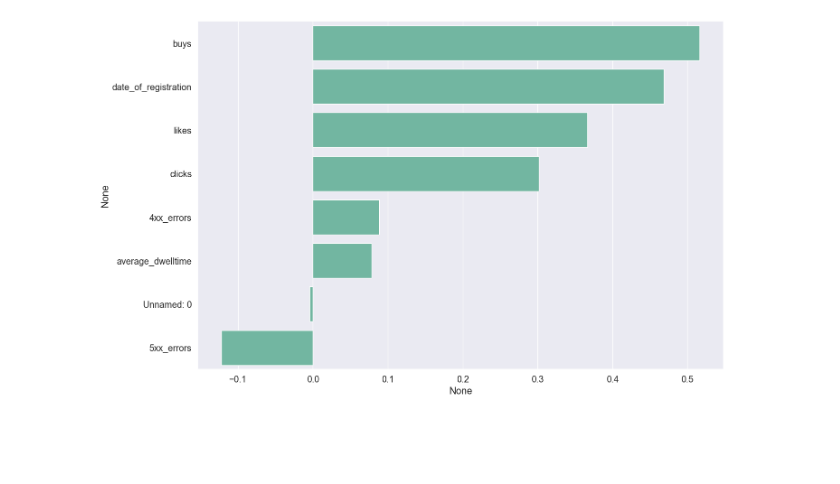
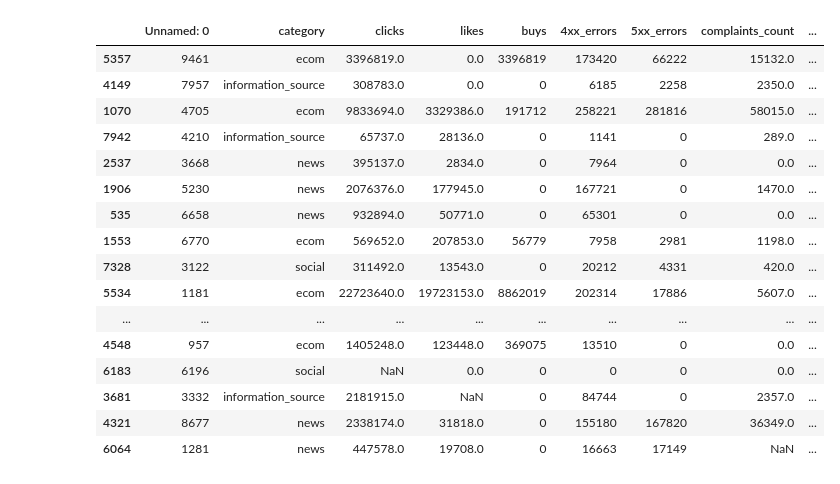
Before and after one commit to StiksXGod/MAI_ML_2024, a Jupyter notebook: lab_2/lab_2.ipynb, the cells around one changed output. Drawn from its saved outputs; the diff is of its cells as text; code cells hidden in the pictures; blank space fills up the shorter version.

```diff
--- a/lab_2/lab_2.ipynb
+++ b/lab_2/lab_2.ipynb
@@ -103,11 +84,20 @@ X_train, X_test, y_train, y_test = train_test_split(X, Y, test_size=0.2, random_
-# %%
-numeric_data = X_train.select_dtypes([np.number])
-numeric_features = numeric_data.columns
-
-correlations = X_train[numeric_features].corrwith(y_train).sort_values(ascending=False)
-
-
-plot = sns.barplot(y=correlations.index, x=correlations)
-plot.figure.set_size_inches(15, 10)
-# %% [output]
-[figure, removed]
+# %%
+data.sample(20)
+# %% [output]
+|  | Unnamed: 0 | category | clicks | likes | buys | 4xx_errors | 5xx_errors | complaints_count | ... |
+| 5357 | 9461 | ecom | 3396819.0 | 0.0 | 3396819 | 173420 | 66222 | 15132.0 | ... |
+| 4149 | 7957 | information_source | 308783.0 | 0.0 | 0 | 6185 | 2258 | 2350.0 | ... |
+| 1070 | 4705 | ecom | 9833694.0 | 3329386.0 | 191712 | 258221 | 281816 | 58015.0 | ... |
+| 7942 | 4210 | information_source | 65737.0 | 28136.0 | 0 | 1141 | 0 | 289.0 | ... |
+| 2537 | 3668 | news | 395137.0 | 2834.0 | 0 | 7964 | 0 | 0.0 | ... |
+| 1906 | 5230 | news | 2076376.0 | 177945.0 | 0 | 167721 | 0 | 1470.0 | ... |
+| 535 | 6658 | news | 932894.0 | 50771.0 | 0 | 65301 | 0 | 0.0 | ... |
+| 1553 | 6770 | ecom | 569652.0 | 207853.0 | 56779 | 7958 | 2981 | 1198.0 | ... |
+| 7328 | 3122 | social | 311492.0 | 13543.0 | 0 | 20212 | 4331 | 420.0 | ... |
+| 5534 | 1181 | ecom | 22723640.0 | 19723153.0 | 8862019 | 202314 | 17886 | 5607.0 | ... |
+| ... | ... | ... | ... | ... | ... | ... | ... | ... | ... |
+| 4548 | 957 | ecom | 1405248.0 | 123448.0 | 369075 | 13510 | 0 | 0.0 | ... |
+| 6183 | 6196 | social | NaN | 0.0 | 0 | 0 | 0 | 0.0 | ... |
+| 3681 | 3332 | information_source | 2181915.0 | NaN | 0 | 84744 | 0 | 2357.0 | ... |
+| 4321 | 8677 | news | 2338174.0 | 31818.0 | 0 | 155180 | 167820 | 36349.0 | ... |
+| 6064 | 1281 | news | 447578.0 | 19708.0 | 0 | 16663 | 17149 | NaN | ... |
```
Also changed, not shown: parts of 41 cells of this notebook.
